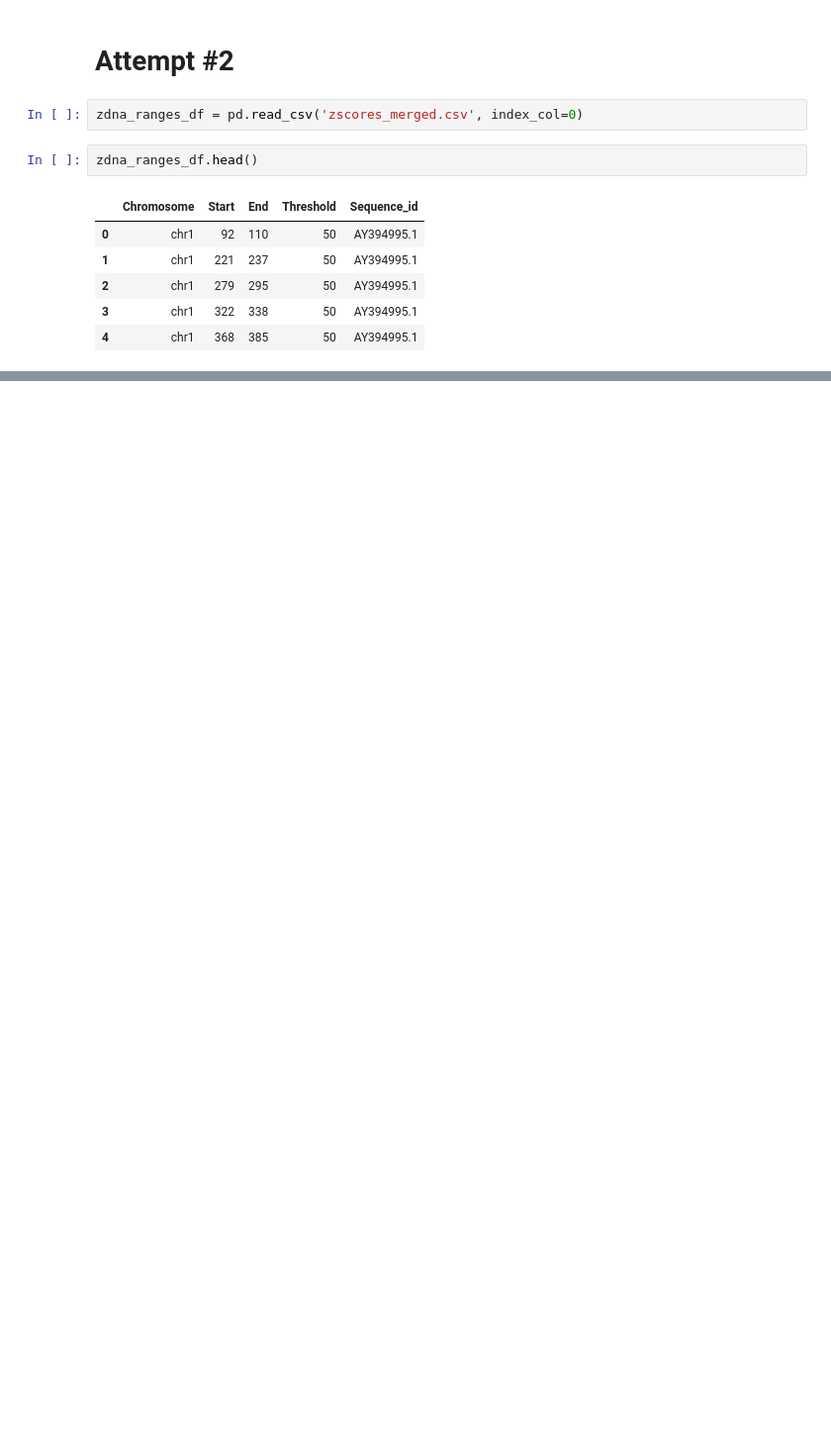
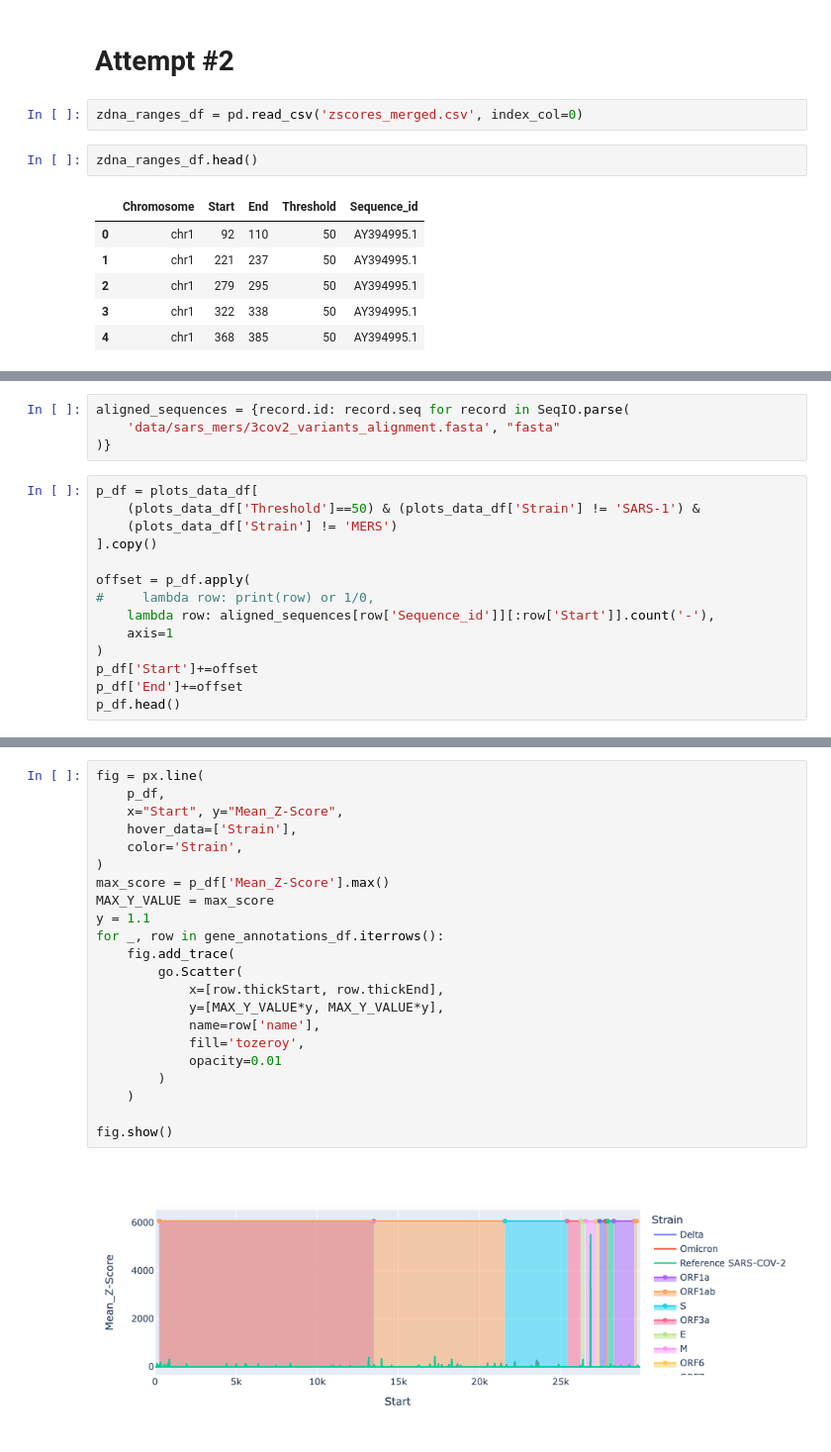
Before and after one commit to AlexShein/z_coronaviruses, a Jupyter notebook: evolutionary_zscores/visualizations.ipynb, the cells around one changed output, grey strips where cells are left out. Shown at 99% size. Drawn from its saved outputs; the diff is of its cells as text; blank space fills up the shorter version.

```diff
--- a/evolutionary_zscores/visualizations.ipynb
+++ b/evolutionary_zscores/visualizations.ipynb
@@ -157,0 +285,18 @@ for threshold, group_df in zdna_ranges_df.groupby('Threshold'):
+# %%
+aligned_sequences = {record.id: record.seq for record in SeqIO.parse(
+    'data/sars_mers/3cov2_variants_alignment.fasta', "fasta"
+)}
+# %%
+p_df = plots_data_df[
+    (plots_data_df['Threshold']==50) & (plots_data_df['Strain'] != 'SARS-1') &
+    (plots_data_df['Strain'] != 'MERS')
+].copy()
+
+offset = p_df.apply(
+#     lambda row: print(row) or 1/0,
+    lambda row: aligned_sequences[row['Sequence_id']][:row['Start']].count('-'),
+    axis=1
+)
+p_df['Start']+=offset
+p_df['End']+=offset
+p_df.head()
@@ -157,0 +310,24 @@ for threshold, group_df in zdna_ranges_df.groupby('Threshold'):
+# %%
+fig = px.line(
+    p_df,
+    x="Start", y="Mean_Z-Score",
+    hover_data=['Strain'],
+    color='Strain',
+)
+max_score = p_df['Mean_Z-Score'].max()
+MAX_Y_VALUE = max_score
+y = 1.1
+for _, row in gene_annotations_df.iterrows():
+    fig.add_trace(
+        go.Scatter(
+            x=[row.thickStart, row.thickEnd],
+            y=[MAX_Y_VALUE*y, MAX_Y_VALUE*y],
+            name=row['name'],
+            fill='tozeroy',
+            opacity=0.01
+        )
+    )
+
+fig.show()
+# %% [output]
+[figure, added]
```
Also changed, not shown: parts of 56 cells of this notebook, 6 other files.
